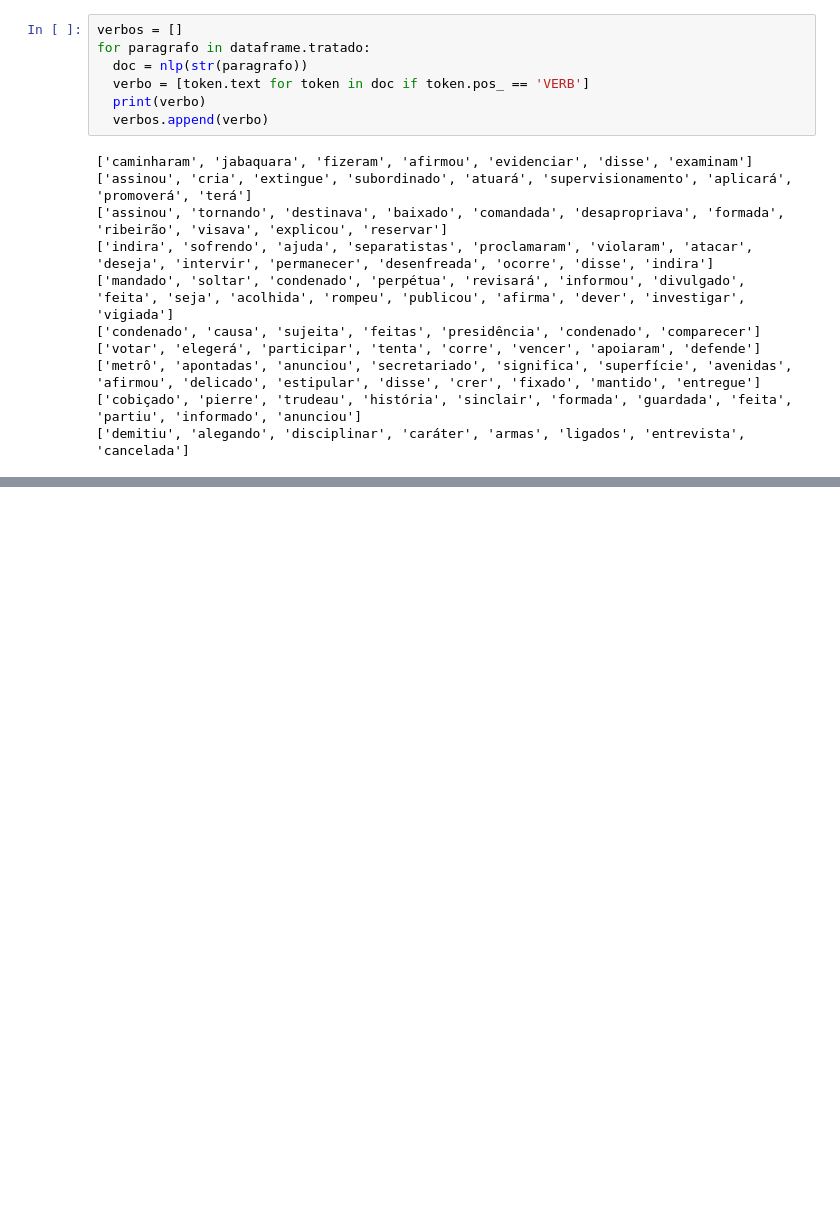
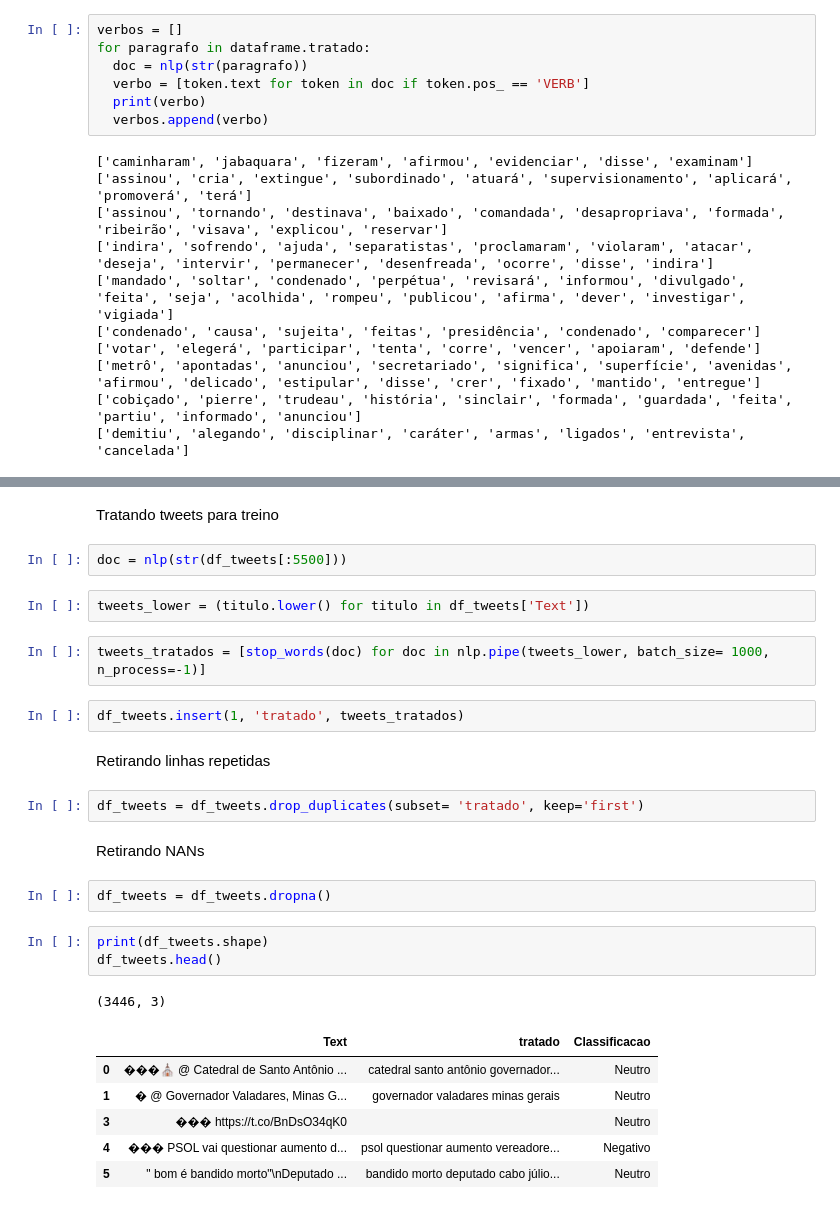
Before and after one commit to azraelgarden/avaliacao-sprint-3, a Jupyter notebook: avaliacao3.ipynb, the cells around one changed output, grey strips where cells are left out. Cells and saved outputs as stored; diff of their text form; blank space fills up the shorter version.

```diff
--- a/avaliacao3.ipynb
+++ b/avaliacao3.ipynb
@@ -216,0 +226,29 @@ for paragrafo in dataframe.tratado:
+# %% [markdown]
+Tratando tweets para treino
+# %%
+doc = nlp(str(df_tweets[:5500]))
+# %%
+tweets_lower = (titulo.lower() for titulo in df_tweets['Text'])
+# %%
+tweets_tratados = [stop_words(doc) for doc in nlp.pipe(tweets_lower, batch_size= 1000, n_process=-1)]
+# %%
+df_tweets.insert(1, 'tratado', tweets_tratados)
+# %% [markdown]
+Retirando linhas repetidas
+# %%
+df_tweets = df_tweets.drop_duplicates(subset= 'tratado', keep='first')
+# %% [markdown]
+Retirando NANs
+# %%
+df_tweets = df_tweets.dropna()
+# %%
+print(df_tweets.shape)
+df_tweets.head()
+# %% [output]
+(3446, 3)
+|  | Text | tratado | Classificacao |
+| 0 | ���⛪ @ Catedral de Santo Antônio ... | catedral santo antônio governador... | Neutro |
+| 1 | � @ Governador Valadares, Minas G... | governador valadares minas gerais | Neutro |
+| 3 | ��� https://t.co/BnDsO34qK0 |  | Neutro |
+| 4 | ��� PSOL vai questionar aumento d... | psol questionar aumento vereadore... | Negativo |
+| 5 | " bom é bandido morto"\nDeputado ... | bandido morto deputado cabo júlio... | Neutro |
```
Also changed, not shown: parts of 30 cells of this notebook.
